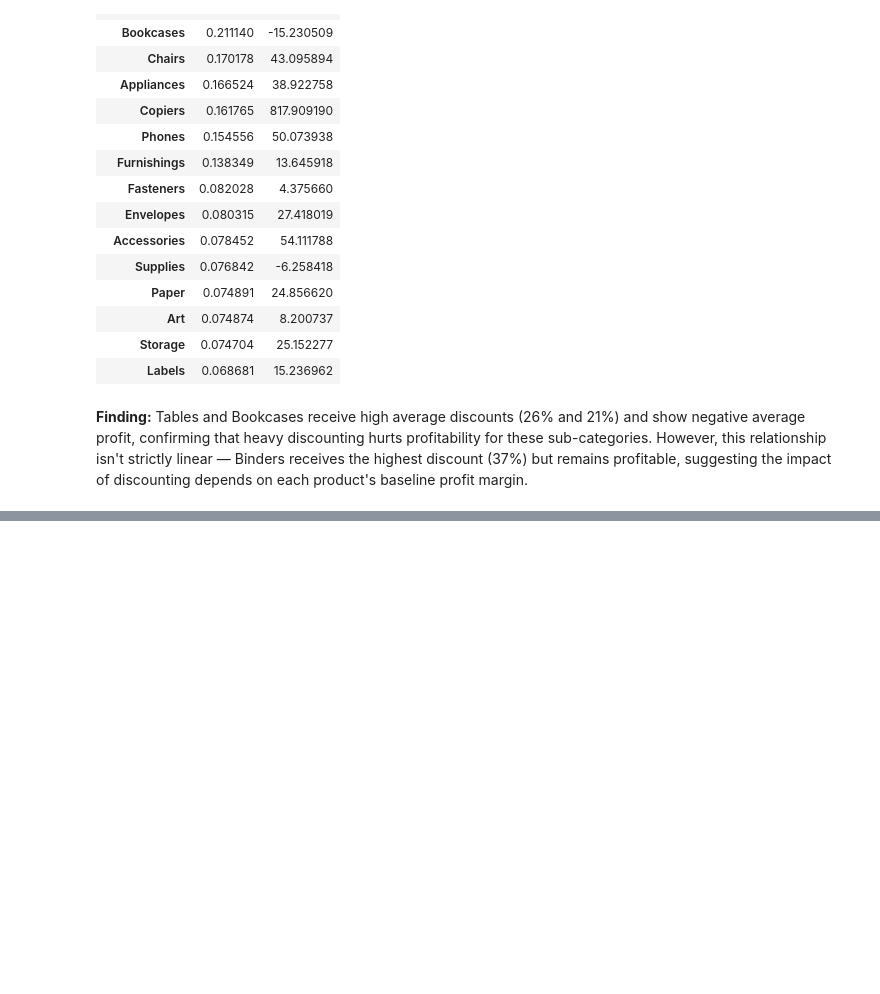
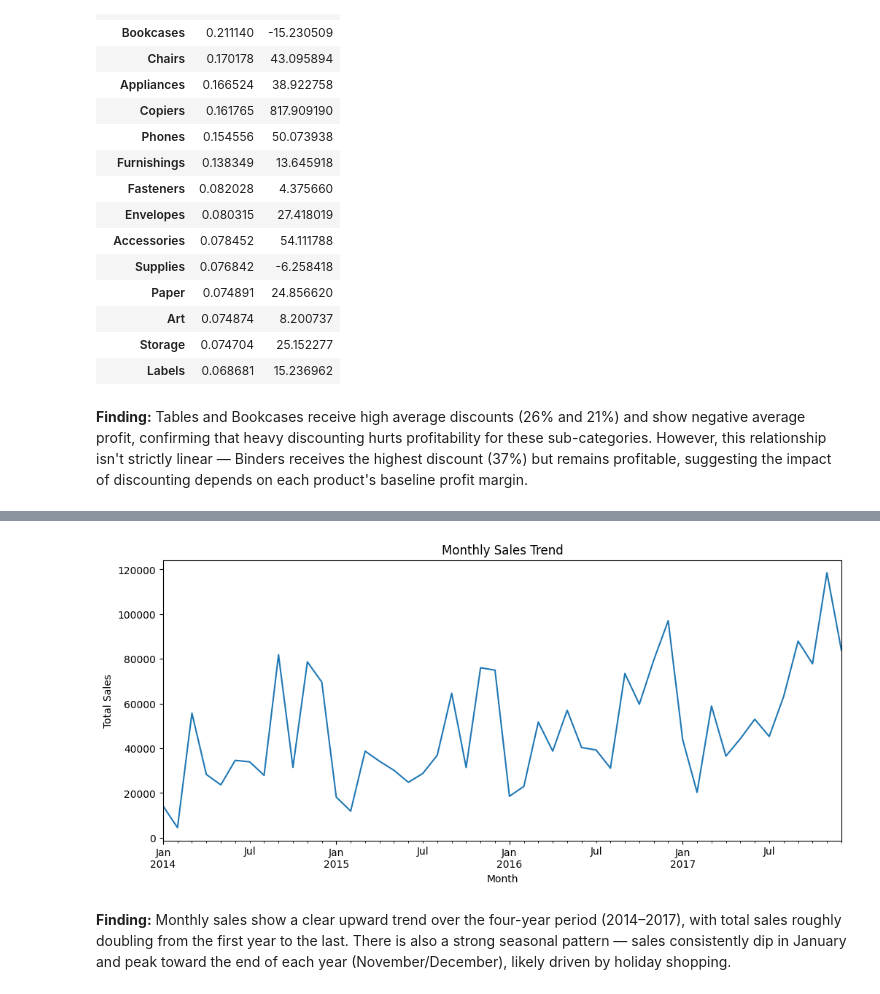
Before and after one commit to alirahmatipour/superstore-sales-analysis, a Jupyter notebook: superstore_analysis.ipynb, the cells around one changed output, grey strips where cells are left out. Saved outputs shown, nothing was run; the diff lists cells and outputs as text; code cells hidden in the pictures; blank space fills up the shorter version.

Commit message:
Add monthly sales trend analysis with visualization

```diff
--- a/superstore_analysis.ipynb
+++ b/superstore_analysis.ipynb
@@ -227,0 +230,4 @@ product's baseline profit margin.
+# %%
+# Extract year and month from Order Date, then calculate total monthly sales
+monthly_sales = df.set_index('Order Date').resample('ME')['Sales'].sum()
+monthly_sales
@@ -227,0 +252,12 @@ product's baseline profit margin.
+# %%
+# Plot the monthly sales trend as a line chart
+import matplotlib.pyplot as plt
+
+monthly_sales.plot(kind='line', figsize=(12, 5), title='Monthly Sales Trend')
+plt.xlabel('Month')
+plt.ylabel('Total Sales')
+plt.show()
+# %% [output]
+[figure, added]
+# %% [markdown]
+**Finding:** Monthly sales show a clear upward trend over the four-year period (2014–2017), with total sales roughly doubling from the first year to the last. There is also a strong seasonal pattern — sales consistently dip in January and peak toward the end of each year (November/December), likely driven by holiday shopping.
```
Also changed, not shown: parts of 2 cells of this notebook.
